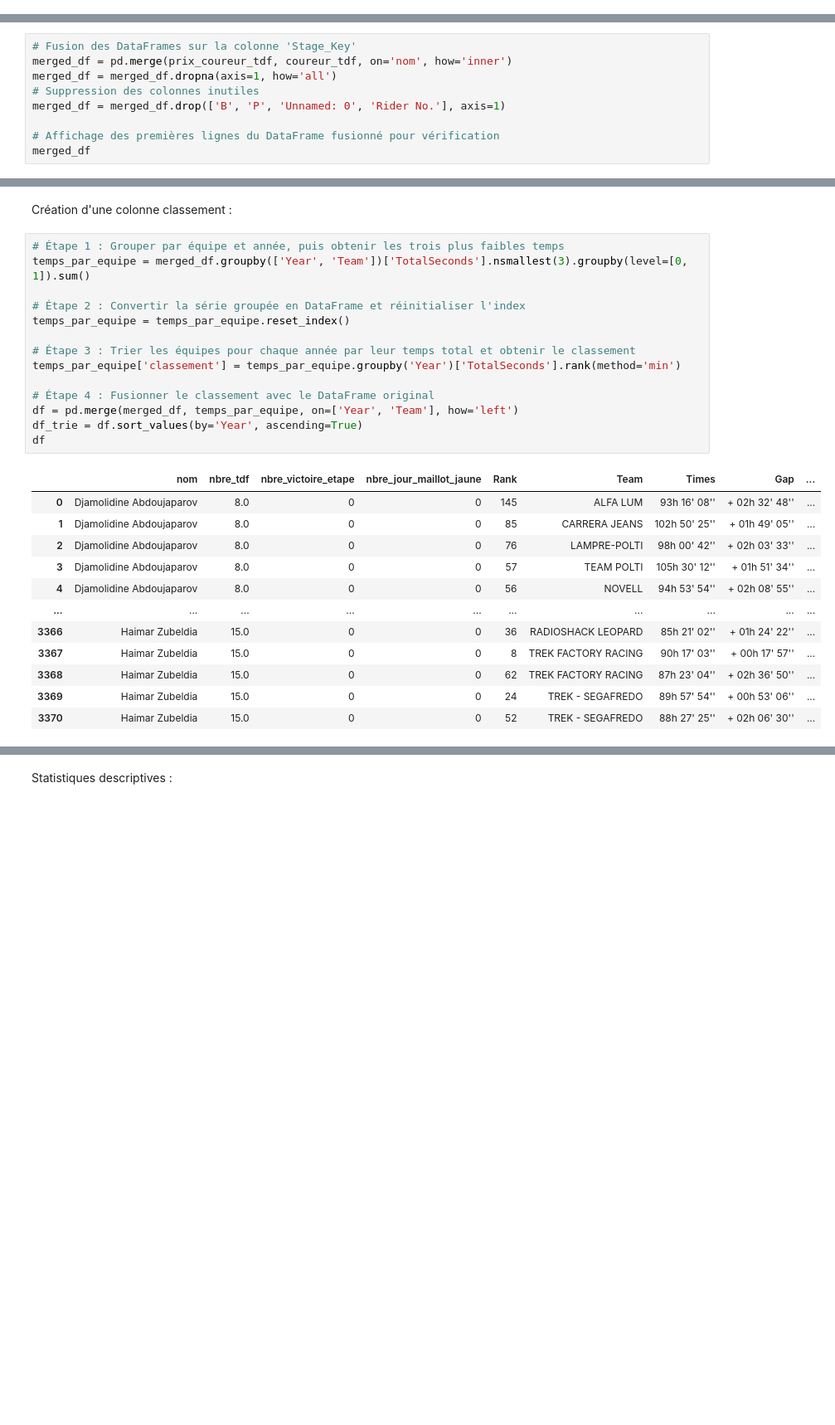
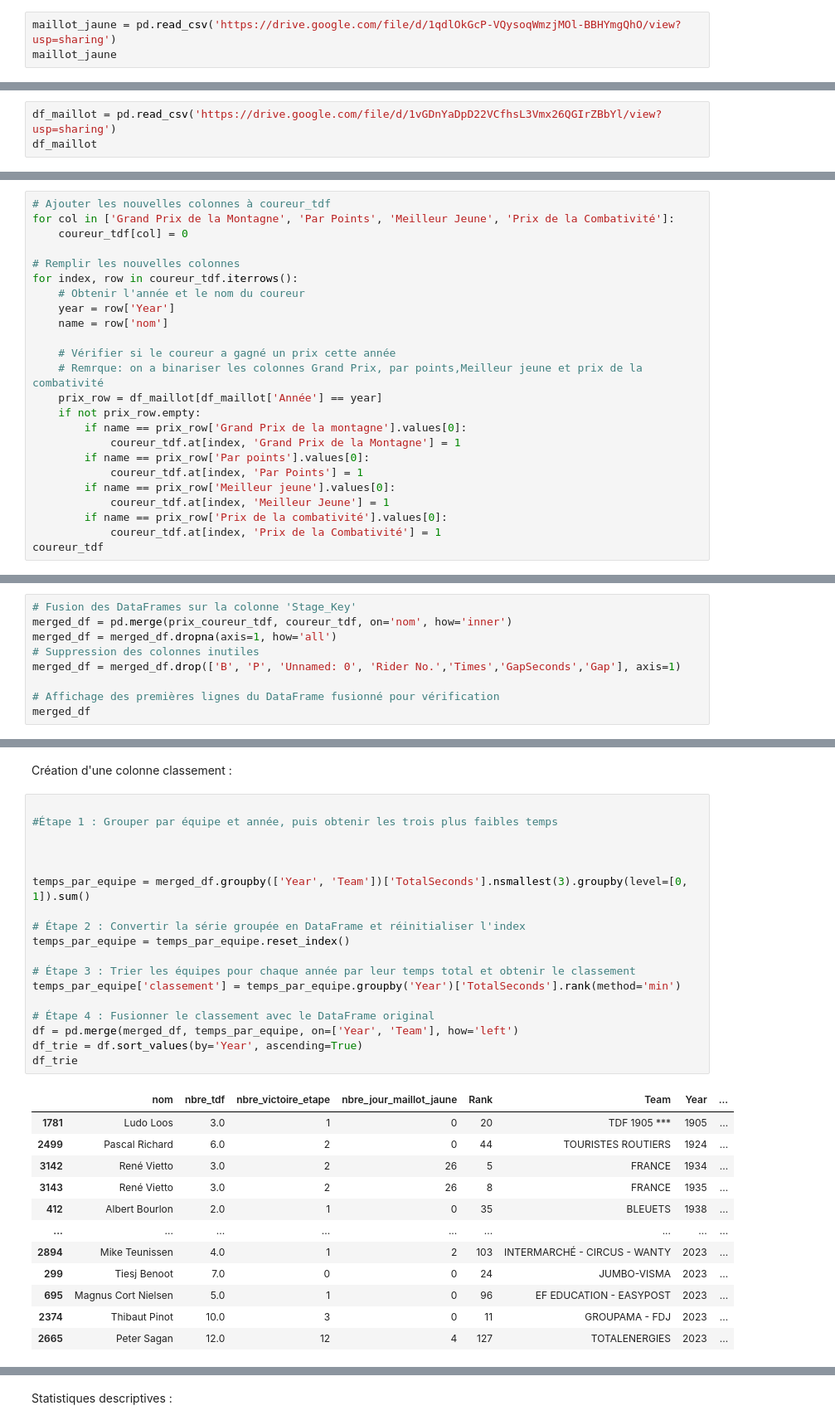
Before and after one commit to edequercize/Projet-Python, a Jupyter notebook: test_merge.ipynb, the cells around one changed output, grey strips where cells are left out. Shown at 83% size. Drawn from its saved outputs; the diff is of its cells as text; blank space fills up the shorter version.

```diff
--- a/test_merge.ipynb
+++ b/test_merge.ipynb
@@ -54,0 +117,3 @@ prix_coureur_tdf
+# %%
+maillot_jaune = pd.read_csv('https://drive.google.com/file/d/1qdlOkGcP-VQysoqWmzjMOl-BBHYmgQhO/view?usp=sharing')
+maillot_jaune
@@ -54,0 +172,3 @@ prix_coureur_tdf
+# %%
+df_maillot = pd.read_csv('https://drive.google.com/file/d/1vGDnYaDpD22VCfhsL3Vmx26QGIrZBbYl/view?usp=sharing')
+df_maillot
@@ -54,0 +189,24 @@ prix_coureur_tdf
+# %%
+# Ajouter les nouvelles colonnes à coureur_tdf
+for col in ['Grand Prix de la Montagne', 'Par Points', 'Meilleur Jeune', 'Prix de la Combativité']:
+    coureur_tdf[col] = 0
+
+# Remplir les nouvelles colonnes
+for index, row in coureur_tdf.iterrows():
+    # Obtenir l'année et le nom du coureur
+    year = row['Year']
+    name = row['nom']
+
+    # Vérifier si le coureur a gagné un prix cette année
+    # Remrque: on a binariser les colonnes Grand Prix, par points,Meilleur jeune et prix de la combativité
+    prix_row = df_maillot[df_maillot['Année'] == year]
+    if not prix_row.empty:
+        if name == prix_row['Grand Prix de la montagne'].values[0]:
+            coureur_tdf.at[index, 'Grand Prix de la Montagne'] = 1
+        if name == prix_row['Par points'].values[0]:
+            coureur_tdf.at[index, 'Par Points'] = 1
+        if name == prix_row['Meilleur jeune'].values[0]:
+            coureur_tdf.at[index, 'Meilleur Jeune'] = 1
+        if name == prix_row['Prix de la combativité'].values[0]:
+            coureur_tdf.at[index, 'Prix de la Combativité'] = 1
+coureur_tdf
@@ -93,7 +265,7 @@ Fusion des DataFrames pour obtenir une base complète finale (merged_df) et nett
 merged_df = pd.merge(prix_coureur_tdf, coureur_tdf, on='nom', how='inner')
 merged_df = merged_df.dropna(axis=1, how='all')
 # Suppression des colonnes inutiles
-merged_df = merged_df.drop(['B', 'P', 'Unnamed: 0', 'Rider No.'], axis=1)
+merged_df = merged_df.drop(['B', 'P', 'Unnamed: 0', 'Rider No.','Times','GapSeconds','Gap'], axis=1)
 
 # Affichage des premières lignes du DataFrame fusionné pour vérification
 merged_df
@@ -114,29 +286,33 @@ merged_df
 # %% [markdown]
 Création d'une colonne classement :
 # %%
-# Étape 1 : Grouper par équipe et année, puis obtenir les trois plus faibles temps
+
+#Étape 1 : Grouper par équipe et année, puis obtenir les trois plus faibles temps
+
+
+
 temps_par_equipe = merged_df.groupby(['Year', 'Team'])['TotalSeconds'].nsmallest(3).groupby(level=[0, 1]).sum()
 
 # Étape 2 : Convertir la série groupée en DataFrame et réinitialiser l'index
 temps_par_equipe = temps_par_equipe.reset_index()
 
 # Étape 3 : Trier les équipes pour chaque année par leur temps total et obtenir le classement
 temps_par_equipe['classement'] = temps_par_equipe.groupby('Year')['TotalSeconds'].rank(method='min')
 
 # Étape 4 : Fusionner le classement avec le DataFrame original
 df = pd.merge(merged_df, temps_par_equipe, on=['Year', 'Team'], how='left')
 df_trie = df.sort_values(by='Year', ascending=True)
-df
+df_trie
 # %% [output]
-|  | nom | nbre_tdf | nbre_victoire_etape | nbre_jour_maillot_jaune | Rank | Team | Times | Gap | ... |
-| 0 | Djamolidine Abdoujaparov | 8.0 | 0 | 0 | 145 | ALFA LUM | 93h 16' 08'' | + 02h 32' 48'' | ... |
-| 1 | Djamolidine Abdoujaparov | 8.0 | 0 | 0 | 85 | CARRERA JEANS | 102h 50' 25'' | + 01h 49' 05'' | ... |
-| 2 | Djamolidine Abdoujaparov | 8.0 | 0 | 0 | 76 | LAMPRE-POLTI | 98h 00' 42'' | + 02h 03' 33'' | ... |
-| 3 | Djamolidine Abdoujaparov | 8.0 | 0 | 0 | 57 | TEAM POLTI | 105h 30' 12'' | + 01h 51' 34'' | ... |
-| 4 | Djamolidine Abdoujaparov | 8.0 | 0 | 0 | 56 | NOVELL | 94h 53' 54'' | + 02h 08' 55'' | ... |
-| ... | ... | ... | ... | ... | ... | ... | ... | ... | ... |
-| 3366 | Haimar Zubeldia | 15.0 | 0 | 0 | 36 | RADIOSHACK LEOPARD | 85h 21' 02'' | + 01h 24' 22'' | ... |
-| 3367 | Haimar Zubeldia | 15.0 | 0 | 0 | 8 | TREK FACTORY RACING | 90h 17' 03'' | + 00h 17' 57'' | ... |
-| 3368 | Haimar Zubeldia | 15.0 | 0 | 0 | 62 | TREK FACTORY RACING | 87h 23' 04'' | + 02h 36' 50'' | ... |
-| 3369 | Haimar Zubeldia | 15.0 | 0 | 0 | 24 | TREK - SEGAFREDO | 89h 57' 54'' | + 00h 53' 06'' | ... |
-| 3370 | Haimar Zubeldia | 15.0 | 0 | 0 | 52 | TREK - SEGAFREDO | 88h 27' 25'' | + 02h 06' 30'' | ... |
+|  | nom | nbre_tdf | nbre_victoire_etape | nbre_jour_maillot_jaune | Rank | Team | Year | ... |
+| 1781 | Ludo Loos | 3.0 | 1 | 0 | 20 | TDF 1905 *** | 1905 | ... |
+| 2499 | Pascal Richard | 6.0 | 2 | 0 | 44 | TOURISTES ROUTIERS | 1924 | ... |
+| 3142 | René Vietto | 3.0 | 2 | 26 | 5 | FRANCE | 1934 | ... |
+| 3143 | René Vietto | 3.0 | 2 | 26 | 8 | FRANCE | 1935 | ... |
+| 412 | Albert Bourlon | 2.0 | 1 | 0 | 35 | BLEUETS | 1938 | ... |
+| ... | ... | ... | ... | ... | ... | ... | ... | ... |
+| 2894 | Mike Teunissen | 4.0 | 1 | 2 | 103 | INTERMARCHÉ - CIRCUS - WANTY | 2023 | ... |
+| 299 | Tiesj Benoot | 7.0 | 0 | 0 | 24 | JUMBO-VISMA | 2023 | ... |
+| 695 | Magnus Cort Nielsen | 5.0 | 1 | 0 | 96 | EF EDUCATION - EASYPOST | 2023 | ... |
+| 2374 | Thibaut Pinot | 10.0 | 3 | 0 | 11 | GROUPAMA - FDJ | 2023 | ... |
+| 2665 | Peter Sagan | 12.0 | 12 | 4 | 127 | TOTALENERGIES | 2023 | ... |
```
Also changed, not shown: parts of 40 cells of this notebook.
